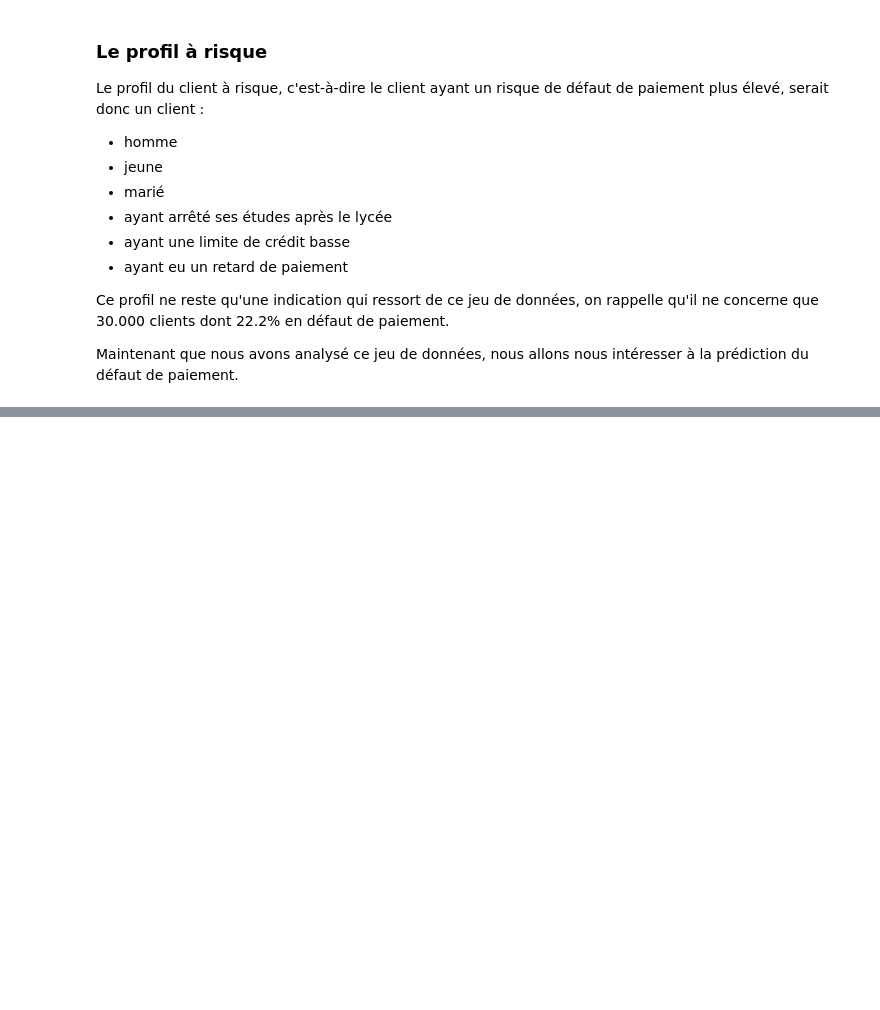
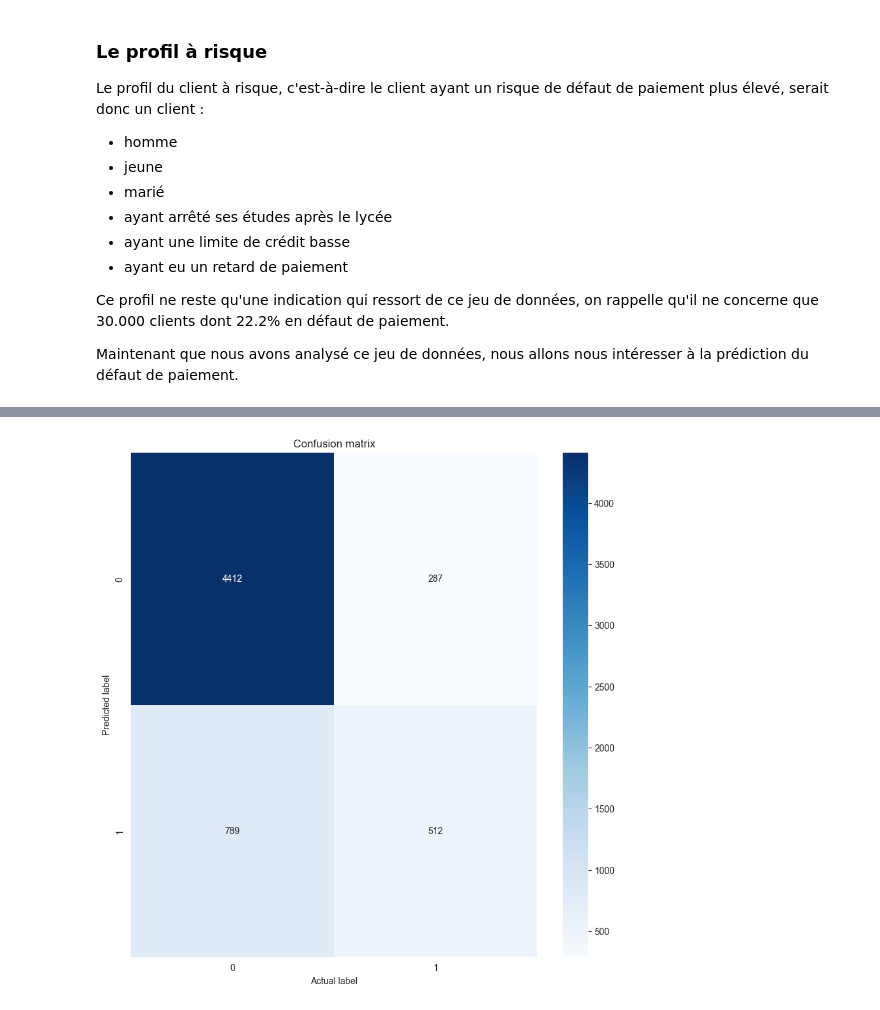
Before and after one commit to Alhern/defaults_prediction, a Jupyter notebook: credit_default.ipynb, the cells around one changed output, grey strips where cells are left out. Cells and saved outputs as stored; diff of their text form; code cells hidden in the pictures; blank space fills up the shorter version.

Commit message:
working on prediction models with keras, tried to use oversampling to improve the F1 and recall scores

```diff
--- a/credit_default.ipynb
+++ b/credit_default.ipynb
@@ -542,0 +583,12 @@ Maintenant que nous avons analysé ce jeu de données, nous allons nous intéres
+# %%
+from keras.models import Sequential
+from keras.layers import Dense, Dropout
+from keras.layers.normalization.batch_normalization import BatchNormalization
+
+model = Sequential()
+model.add(Dense(80, input_dim=X_train.shape[1], activation='relu'))
+model.add(Dropout(0.2))
+model.add(Dense(80, activation='relu'))
+model.add(Dropout(0.2))
+model.add(Dense(40, activation='relu'))
+model.add(Dense(1, activation='sigmoid'))
@@ -542,0 +615,4 @@ Maintenant que nous avons analysé ce jeu de données, nous allons nous intéres
+# %%
+model.compile(optimizer='adam', loss='binary_crossentropy', metrics=['accuracy'])
+# %%
+history = model.fit(X_train, y_train, epochs=100, batch_size=32, validation_data=(X_test, y_test))
@@ -542,0 +660,13 @@ Maintenant que nous avons analysé ce jeu de données, nous allons nous intéres
+# %%
+from sklearn.metrics import classification_report, confusion_matrix
+
+# Confusion matrix & classification report:
+print("\nConfusion matrix:")
+print('----------------------------')
+y_pred = (model.predict(X_test) > 0.5).astype("int32")
+cm = confusion_matrix(y_test, y_pred)
+print(cm)
+
+print('\nClassification report:')
+print('----------------------------')
+print(classification_report(y_test, y_pred, target_names=['neg', 'pos']))
@@ -542,0 +690,10 @@ Maintenant que nous avons analysé ce jeu de données, nous allons nous intéres
+# %%
+import seaborn as sns
+plt.figure(figsize=(10, 10))
+sns.heatmap(cm, annot=True, fmt='d', cmap='Blues')
+plt.title('Confusion matrix')
+plt.xlabel('Actual label')
+plt.ylabel('Predicted label')
+plt.show()
+# %% [output]
+[figure, added]
```
Also changed, not shown: parts of 30 cells of this notebook.
